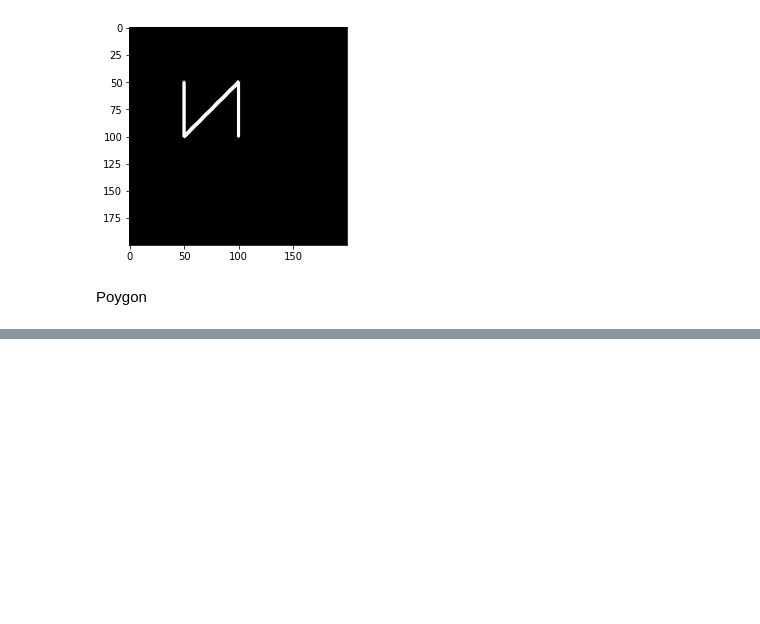
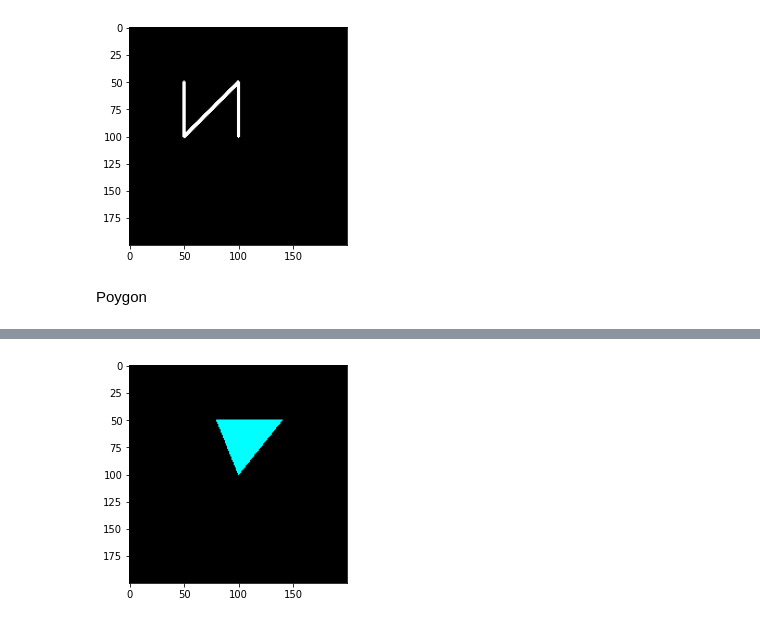
Before and after one commit to NamjuLee/Data-Design-AI-for-Urban-Data-and-Viz-Harvard-GSD-public, a Jupyter notebook: src/PART_04_Geometry_Data/LAB_02_LinePolylinePolygon.ipynb, the cells around one changed output, grey strips where cells are left out. Saved outputs shown, nothing was run; the diff lists cells and outputs as text; code cells hidden in the pictures; blank space fills up the shorter version.

```diff
--- a/src/PART_04_Geometry_Data/LAB_02_LinePolylinePolygon.ipynb
+++ b/src/PART_04_Geometry_Data/LAB_02_LinePolylinePolygon.ipynb
@@ -138,0 +152,6 @@ Poygon
+# %%
+pGon =[[80,50],[100, 100],[140, 50]]
+
+renderPolygon(pGon)
+# %% [output]
+[figure, added]
```
Also changed, not shown: parts of 5 cells of this notebook, 7 other files.
